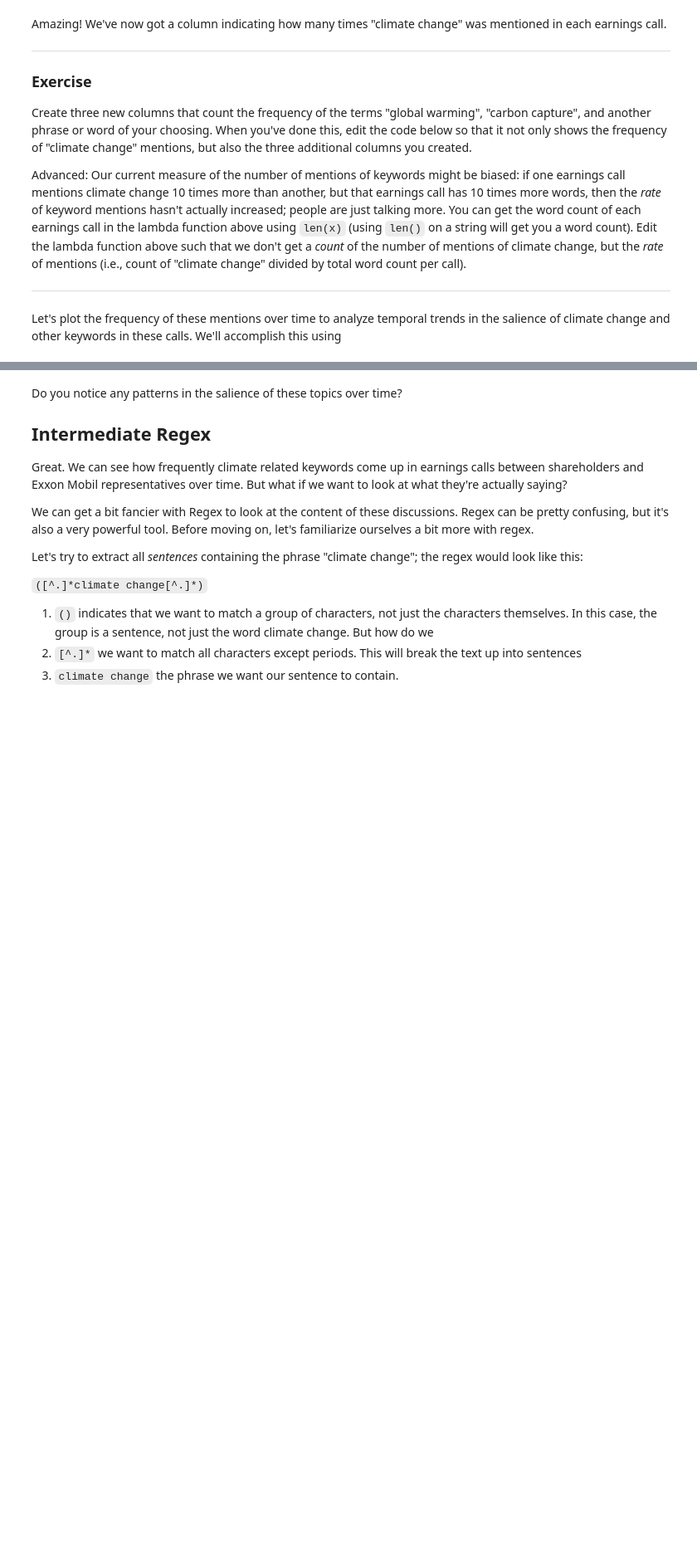
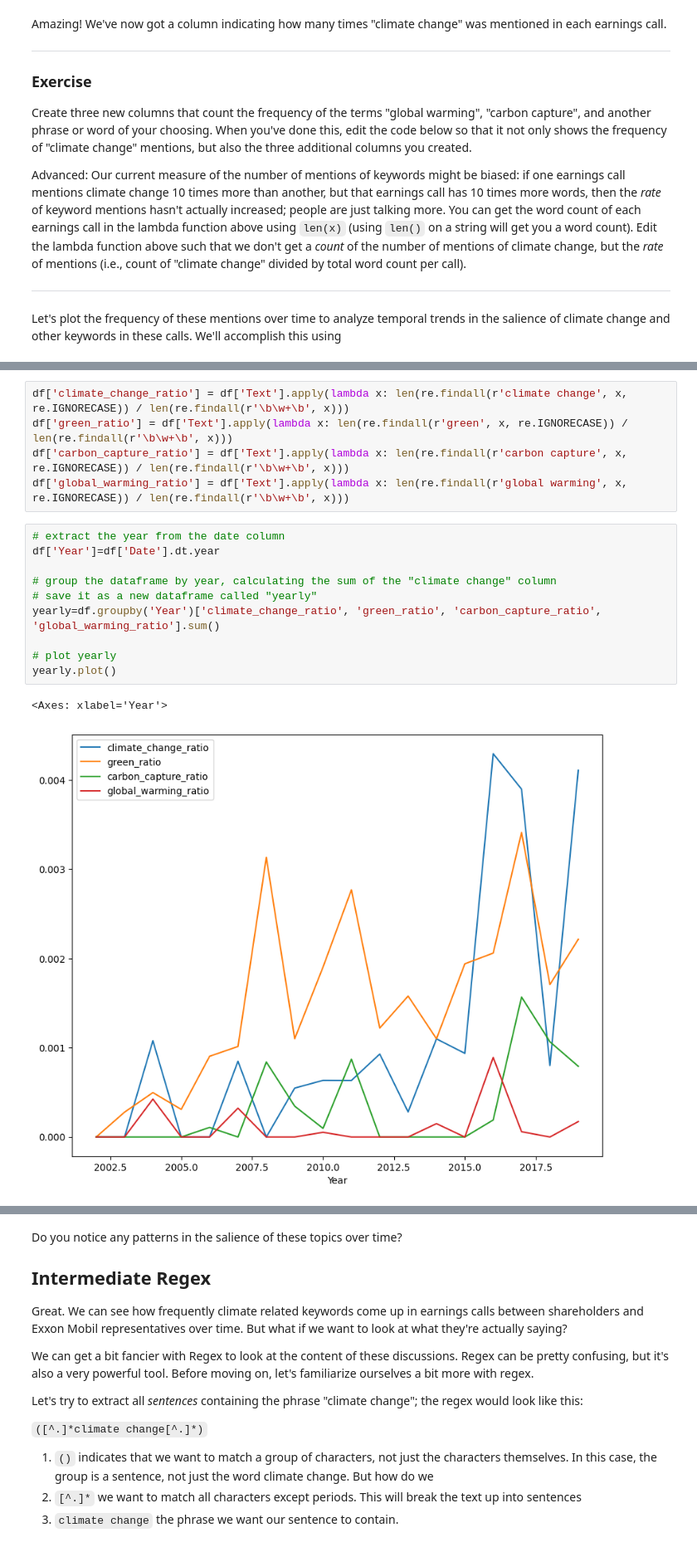
Before and after one commit to kwanyudyson/QM2, a Jupyter notebook: notebooks/W04. Natural Language Processing.ipynb, the cells around one changed output, grey strips where cells are left out. Shown at 83% size. Saved outputs shown, nothing was run; the diff lists cells and outputs as text; blank space fills up the shorter version.

```diff
--- a/notebooks/W04. Natural Language Processing.ipynb
+++ b/notebooks/W04. Natural Language Processing.ipynb
@@ -315,0 +317,18 @@ KeyError: ignored
+# %%
+df['climate_change_ratio'] = df['Text'].apply(lambda x: len(re.findall(r'climate change', x, re.IGNORECASE)) / len(re.findall(r'\b\w+\b', x)))
+df['green_ratio'] = df['Text'].apply(lambda x: len(re.findall(r'green', x, re.IGNORECASE)) / len(re.findall(r'\b\w+\b', x)))
+df['carbon_capture_ratio'] = df['Text'].apply(lambda x: len(re.findall(r'carbon capture', x, re.IGNORECASE)) / len(re.findall(r'\b\w+\b', x)))
+df['global_warming_ratio'] = df['Text'].apply(lambda x: len(re.findall(r'global warming', x, re.IGNORECASE)) / len(re.findall(r'\b\w+\b', x)))
+# %%
+# extract the year from the date column
+df['Year']=df['Date'].dt.year
+
+# group the dataframe by year, calculating the sum of the "climate change" column
+# save it as a new dataframe called "yearly"
+yearly=df.groupby('Year')['climate_change_ratio', 'green_ratio', 'carbon_capture_ratio', 'global_warming_ratio'].sum()
+
+# plot yearly
+yearly.plot()
+# %% [output]
+<Axes: xlabel='Year'>
+[figure, added]
```
Also changed, not shown: parts of 17 cells of this notebook.
